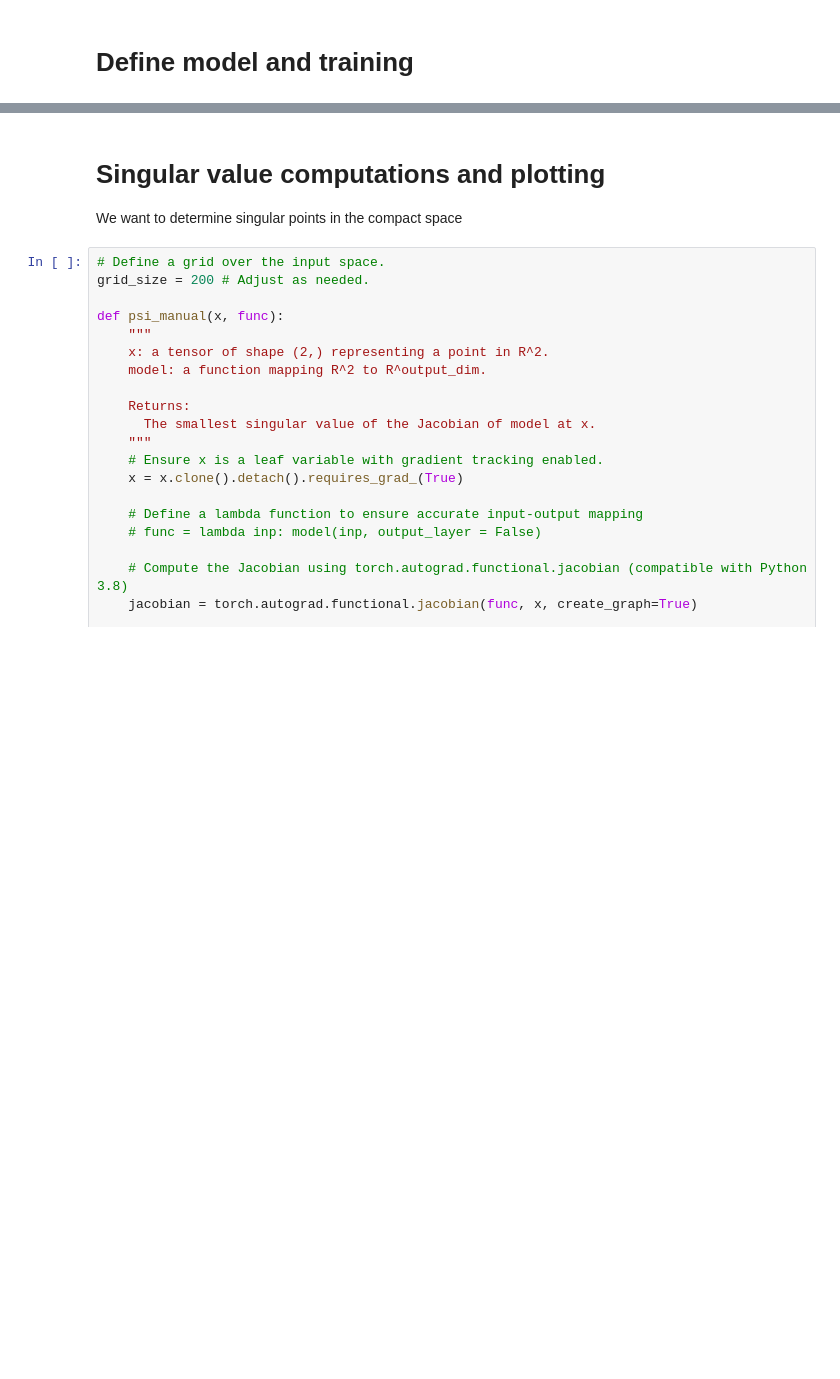
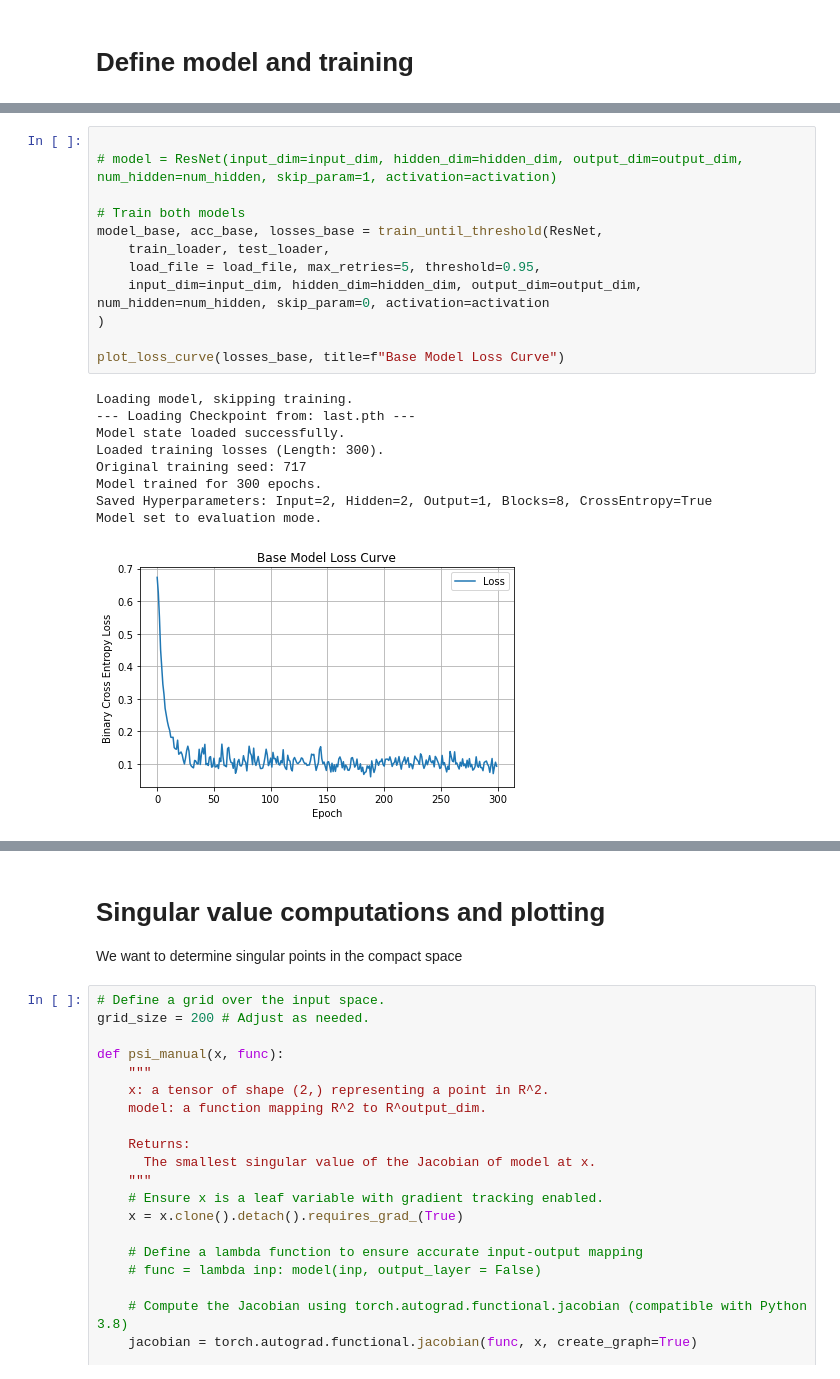
Before and after one commit to twoehrer/embedding, a Jupyter notebook: master_file.ipynb, the cells around one changed output, grey strips where cells are left out. Cells and saved outputs as stored; diff of their text form; blank space fills up the shorter version.

```diff
--- a/master_file.ipynb
+++ b/master_file.ipynb
@@ -285,3 +333,25 @@ Checkpoint saved to last.pth
+# %%
+
+# model = ResNet(input_dim=input_dim, hidden_dim=hidden_dim, output_dim=output_dim, num_hidden=num_hidden, skip_param=1, activation=activation)
+
+# Train both models
+model_base, acc_base, losses_base = train_until_threshold(ResNet,
+    train_loader, test_loader,
+    load_file = load_file, max_retries=5, threshold=0.95,
+    input_dim=input_dim, hidden_dim=hidden_dim, output_dim=output_dim, num_hidden=num_hidden, skip_param=0, activation=activation
+)
+
+plot_loss_curve(losses_base, title=f"Base Model Loss Curve")
+# %% [output]
+Loading model, skipping training.
+--- Loading Checkpoint from: last.pth ---
+Model state loaded successfully.
+Loaded training losses (Length: 300).
+Original training seed: 717
+Model trained for 300 epochs.
+Saved Hyperparameters: Input=2, Hidden=2, Output=1, Blocks=8, CrossEntropy=True
+Model set to evaluation mode.
+[figure, added]
 # %%
 model.parameters
 # %% [output]
```
Also changed, not shown: parts of 11 cells of this notebook, 4 other files.
